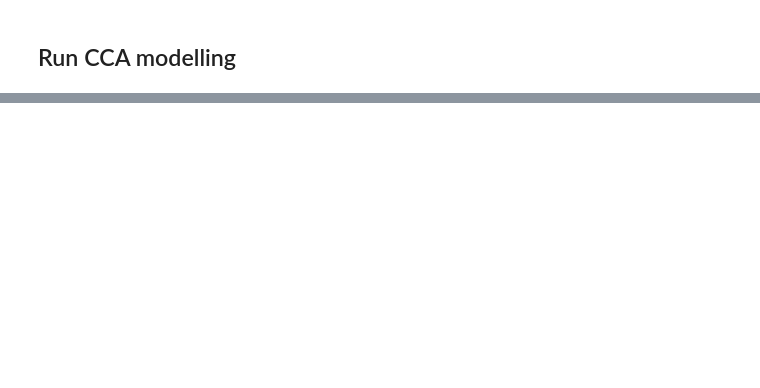
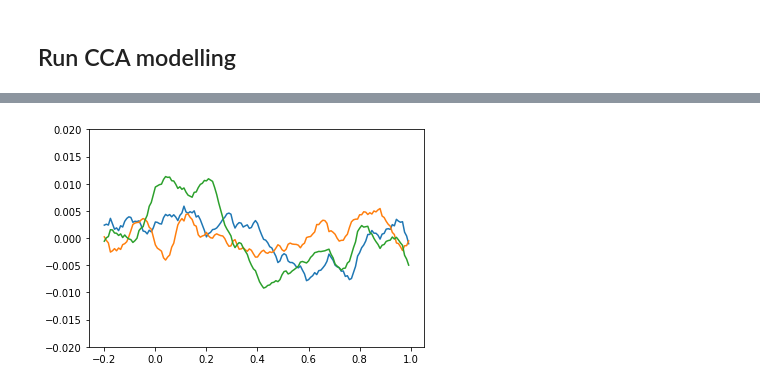
Before and after one commit to Hugo-W/pyEEG, a Jupyter notebook: docs/source/examples/CCA_wordvectors.ipynb, the cells around one changed output, grey strips where cells are left out. Cells and saved outputs as stored; diff of their text form; code cells hidden in the pictures; blank space fills up the shorter version.

```diff
--- a/docs/source/examples/CCA_wordvectors.ipynb
+++ b/docs/source/examples/CCA_wordvectors.ipynb
@@ -26,7 +26,7 @@ no_participants = len(set_path)
 raw_eeg = []
 story_order_125Hz = []
 raw_eegs, story_order_125Hzs, n_channels, info = load_eeg((os.path.join(os.getcwd(),"../../../../",set_path[p])), (os.path.join(os.getcwd(),"../../../../",order_path[p])))
-raw_eeg.append(raw_eegs.filter(1,15, h_trans_bandwidth=2))
+raw_eeg.append(raw_eegs.filter(1,6, h_trans_bandwidth=2))
 story_order_125Hz.append(story_order_125Hzs)
 sfreq =  info['sfreq']
 # %% [output]
@@ -146,0 +171,6 @@ cca.fit(x, y, thresh_x=0.999, thresh_y=0.999, feat_names=["Speech Envelope"])
+# %%
+%matplotlib inline
+plt.plot(cca.times, cca.coefStim_[4::5,:3])
+plt.ylim([-0.02, 0.02]);
+# %% [output]
+[figure, added]
```
Also changed, not shown: parts of 26 cells of this notebook, 1 other file.
